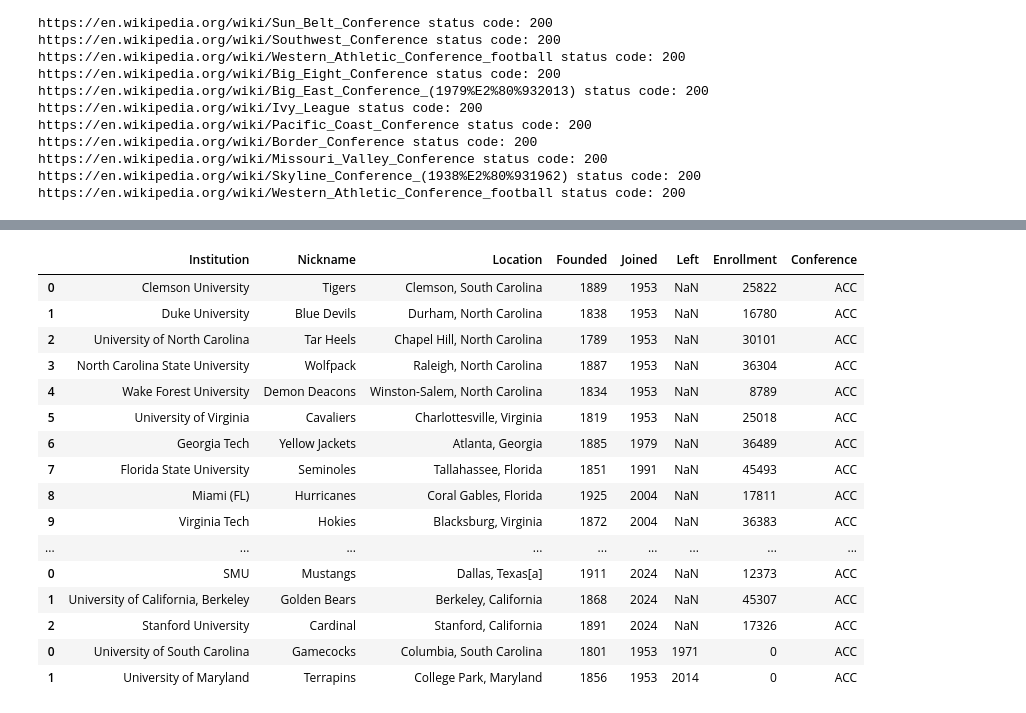
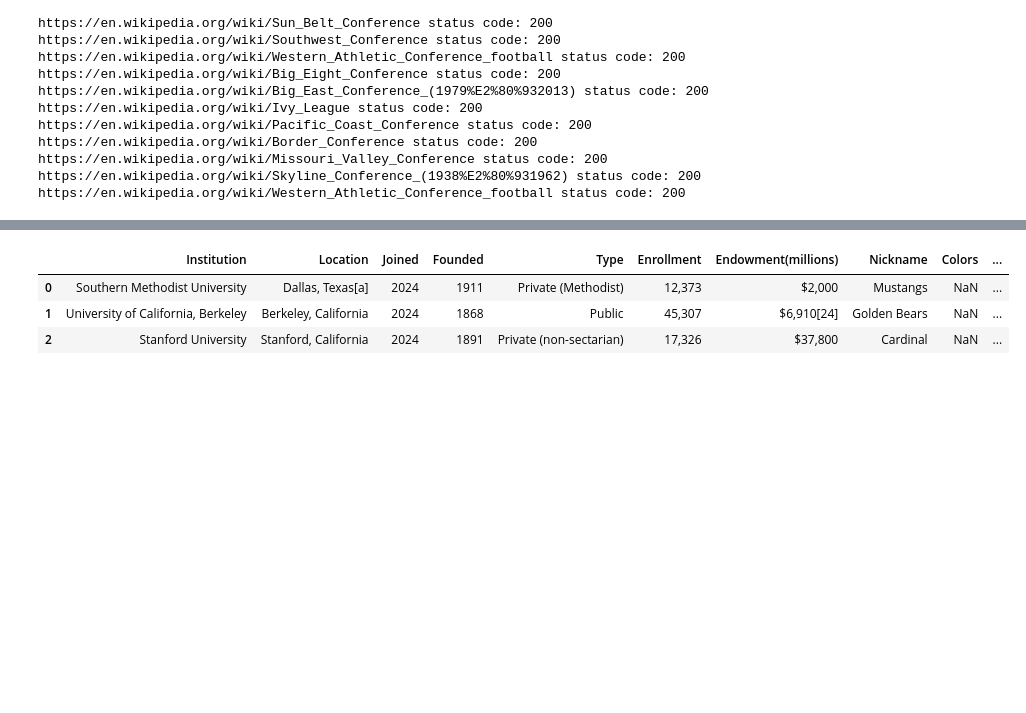
Before and after one commit to JSmith1826/cfb_conferences, a Jupyter notebook: workbook/conference_scrape_updated.ipynb, the cells around one changed output, grey strips where cells are left out. Saved outputs shown, nothing was run; the diff lists cells and outputs as text; code cells hidden in the pictures; blank space fills up the shorter version.

```diff
--- a/workbook/conference_scrape_updated.ipynb
+++ b/workbook/conference_scrape_updated.ipynb
@@ -482,51 +441,38 @@ ACC['Enrollment'] = ACC['Enrollment'].astype(int)
 
 # Rename Miami to Miami (FL)
 ACC['Institution'] = ACC['Institution'].replace('University of Miami', 'Miami (FL)')
 # Rename to Virginia Tech
 ACC['Institution'] = ACC['Institution'].replace('Virginia Polytechnic Institute and State University', 'Virginia Tech')
 # Rename Maryland to University of Maryland
 ACC['Institution'] = ACC['Institution'].replace('University of Maryland, College Park', 'University of Maryland')
 # Rename SOuthern Methodist University to SMU
 ACC['Institution'] = ACC['Institution'].replace('Southern Methodist University', 'SMU')
 # University of North Carolina at Chapel Hill to University of North Carolina
 ACC['Institution'] = ACC['Institution'].replace('University of North Carolina at Chapel Hill', 'University of North Carolina')
 # Georgia Institute of Technology to Georgia Tech
 ACC['Institution'] = ACC['Institution'].replace('Georgia Institute of Technology', 'Georgia Tech')
 
 
 
 
 # Add the Conference column
 ACC['Conference'] = 'ACC'
 
 
 ## Save output to csv
 ACC.to_csv('..\TEMP\conference_data\ACC.csv', index=False)
 # ACC.info()
 
 future
 # current
 # former
 
-ACC
+# ACC
 # %% [output]
-|  | Institution | Nickname | Location | Founded | Joined | Left | Enrollment | Conference |
-| 0 | Clemson University | Tigers | Clemson, South Carolina | 1889 | 1953 | NaN | 25822 | ACC |
-| 1 | Duke University | Blue Devils | Durham, North Carolina | 1838 | 1953 | NaN | 16780 | ACC |
-| 2 | University of North Carolina | Tar Heels | Chapel Hill, North Carolina | 1789 | 1953 | NaN | 30101 | ACC |
-| 3 | North Carolina State University | Wolfpack | Raleigh, North Carolina | 1887 | 1953 | NaN | 36304 | ACC |
-| 4 | Wake Forest University | Demon Deacons | Winston-Salem, North Carolina | 1834 | 1953 | NaN | 8789 | ACC |
-| 5 | University of Virginia | Cavaliers | Charlottesville, Virginia | 1819 | 1953 | NaN | 25018 | ACC |
-| 6 | Georgia Tech | Yellow Jackets | Atlanta, Georgia | 1885 | 1979 | NaN | 36489 | ACC |
-| 7 | Florida State University | Seminoles | Tallahassee, Florida | 1851 | 1991 | NaN | 45493 | ACC |
-| 8 | Miami (FL) | Hurricanes | Coral Gables, Florida | 1925 | 2004 | NaN | 17811 | ACC |
-| 9 | Virginia Tech | Hokies | Blacksburg, Virginia | 1872 | 2004 | NaN | 36383 | ACC |
-| ... | ... | ... | ... | ... | ... | ... | ... | ... |
-| 0 | SMU | Mustangs | Dallas, Texas[a] | 1911 | 2024 | NaN | 12373 | ACC |
-| 1 | University of California, Berkeley | Golden Bears | Berkeley, California | 1868 | 2024 | NaN | 45307 | ACC |
-| 2 | Stanford University | Cardinal | Stanford, California | 1891 | 2024 | NaN | 17326 | ACC |
-| 0 | University of South Carolina | Gamecocks | Columbia, South Carolina | 1801 | 1953 | 1971 | 0 | ACC |
-| 1 | University of Maryland | Terrapins | College Park, Maryland | 1856 | 1953 | 2014 | 0 | ACC |
+|  | Institution | Location | Joined | Founded | Type | Enrollment | Endowment(millions) | Nickname | Colors | ... |
+| 0 | Southern Methodist University | Dallas, Texas[a] | 2024 | 1911 | Private (Methodist) | 12,373 | $2,000 | Mustangs | NaN | ... |
+| 1 | University of California, Berkeley | Berkeley, California | 2024 | 1868 | Public | 45,307 | $6,910[24] | Golden Bears | NaN | ... |
+| 2 | Stanford University | Stanford, California | 2024 | 1891 | Private (non-sectarian) | 17,326 | $37,800 | Cardinal | NaN | ... |
 # %%
 # ACC
 # %%
```
Also changed, not shown: parts of 25 cells of this notebook, 15 other files.
